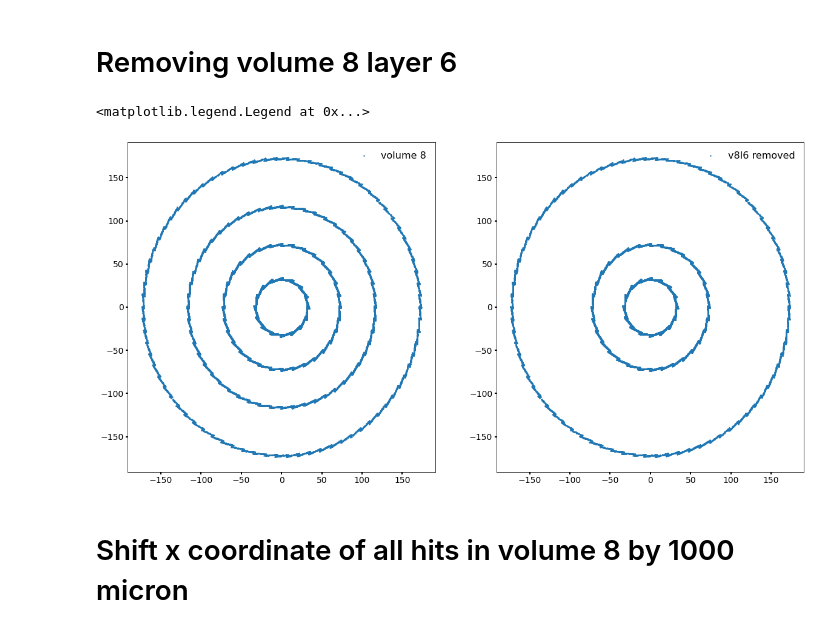
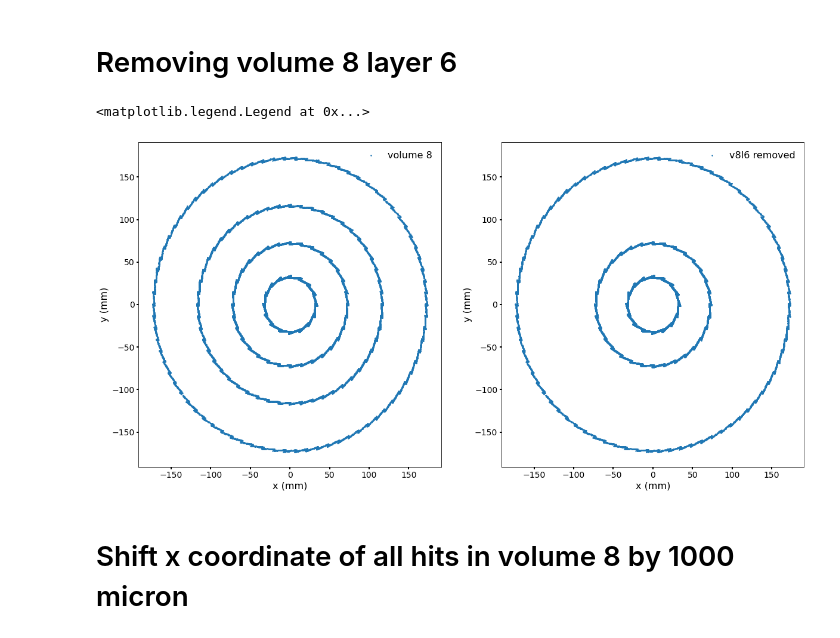
Before and after one commit to caditi97/exatrkx-iml2020, a Jupyter notebook: notebooks/misalignment_studies/mis_check.ipynb, the cells around one changed output. Saved outputs shown, nothing was run; the diff lists cells and outputs as text; code cells hidden in the pictures.

```diff
--- a/notebooks/misalignment_studies/mis_check.ipynb
+++ b/notebooks/misalignment_studies/mis_check.ipynb
@@ -124,13 +124,17 @@ hr,cr,pr,tr = trackml.dataset.load_event(event_path)
 # %%
 fig, ax = plt.subplots(1,2, figsize=(20,10))
 remv8 = hr[hr.volume_id == 8]
 ax[0].scatter(v8.x,v8.y, s=2,label=f"volume 8")
 ax[1].scatter(remv8.x,remv8.y, s=2,label=f"v8l6 removed")
+ax[0].set_xlabel('x (mm)')
+ax[0].set_ylabel('y (mm)')
+ax[1].set_xlabel('x (mm)')
+ax[1].set_ylabel('y (mm)')
 ax[0].legend()
 ax[1].legend()
 # %% [output]
 <matplotlib.legend.Legend at 0x...>
-[figure, old version]
+[figure, new version]
 # %% [markdown]
 # Shift x coordinate of all hits in volume 8 by 1000 micron
 # %%
```
Also changed, not shown: 6 other files.
